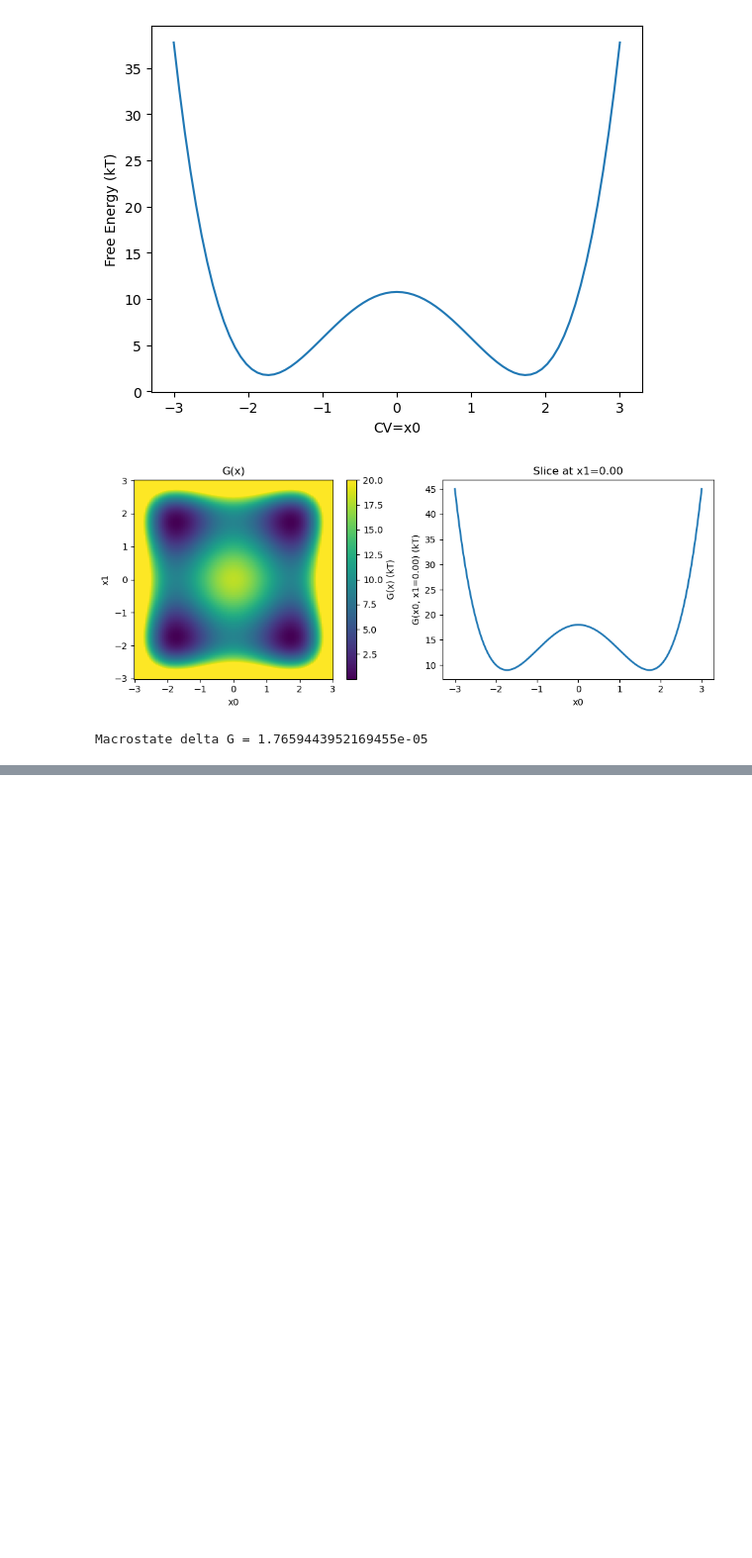
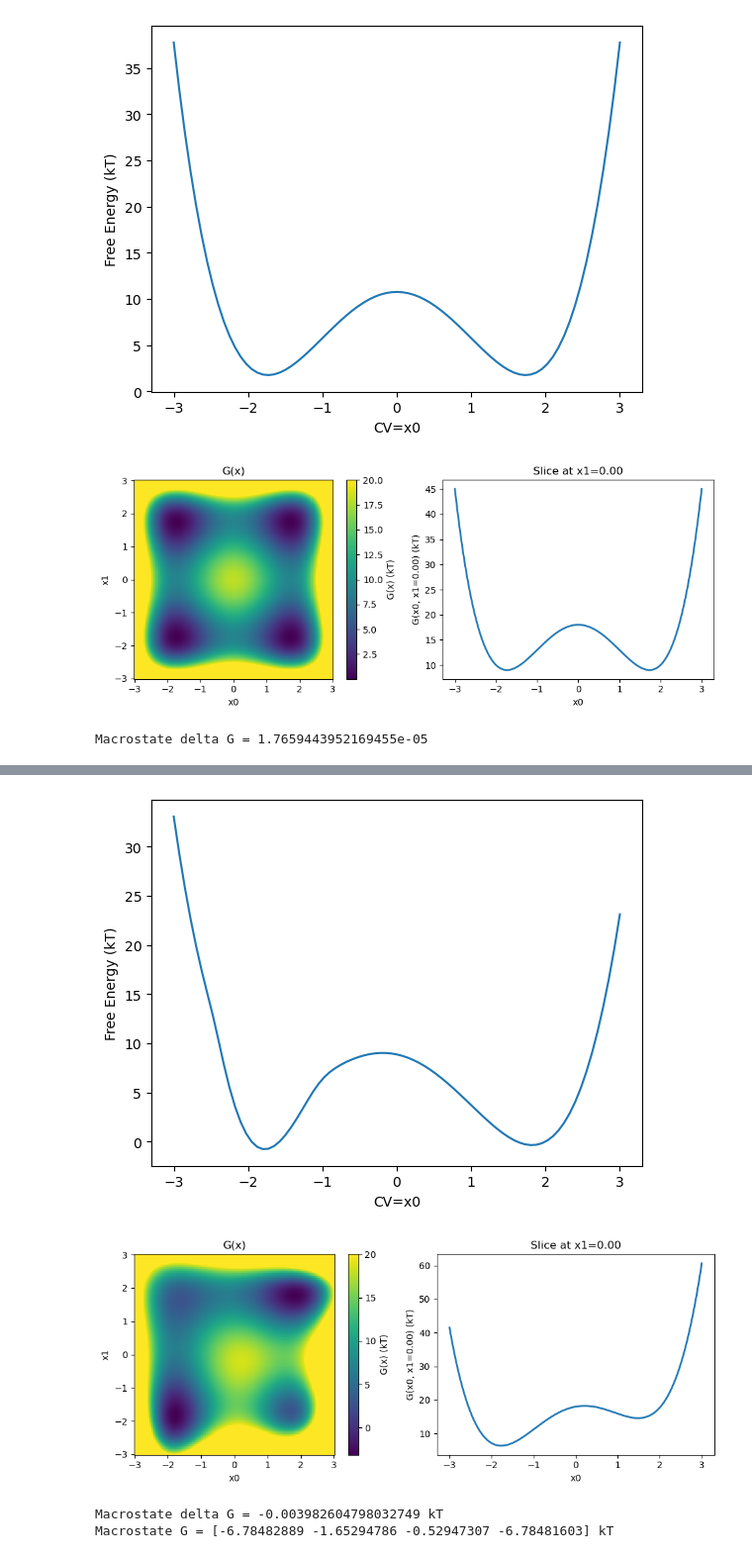
Before and after one commit to JonathanHB/sampling-methods-v4, a Jupyter notebook: plot_energy_landscapes.ipynb, the cells around one changed output, grey strips where cells are left out. Shown at 99% size. Saved outputs shown, nothing was run; the diff lists cells and outputs as text; code cells hidden in the pictures; blank space fills up the shorter version.

Commit message:
can produce elbow convergence of mtd but with significant run to run convergence. Made system to test perverse effect or large bias but have not run it. Should try MSM

```diff
--- a/plot_energy_landscapes.ipynb
+++ b/plot_energy_landscapes.ipynb
@@ -162,0 +163,46 @@ Macrostate G = [-8.67294916 -2.80462082  0.40068449 -5.13623833] kT
+# %%
+importlib.reload(energy_landscapes)
+importlib.reload(collective_variables)
+importlib.reload(collective_variable_analysis)
+
+T=1
+kB=1
+kT = kB*T
+
+sim_system = energy_landscapes.unfoldable_4well_2d_system
+
+CV = collective_variables.cv_coord0_2d_coord_1d_cv
+
+cv_grid, free_energy_grid = collective_variable_analysis.free_energy_on_cv_grid(
+        free_energy_fn=sim_system.G,
+        coord_min=sim_system.coord_min,
+        coord_max=sim_system.coord_max,
+        n_micro_grid=sim_system.grid_n,
+        cv_fn=CV.cv_funct,
+        cv_min=CV.cv_min,
+        cv_max=CV.cv_max,
+        n_cv_grid=CV.grid_n,
+        kT = kT
+    )
+
+plt.plot(cv_grid, free_energy_grid)
+plt.xlabel('CV=x0')
+plt.ylabel('Free Energy (kT)')
+#plt.savefig("figures/diagonal_CV_FE.png", dpi=600)
+
+visualization.plot_G_surface(sim_system.G, x_limits = ((sim_system.coord_min[0], sim_system.coord_max[0]), (sim_system.coord_min[1], sim_system.coord_max[1])), n=200, center=None, slice_axis=0, name = "diagonal_FE")
+
+macro_FE = collective_variable_analysis.macrostate_delta_g(sim_system, CV, collective_variables.macrostate_classifier_cv0_eq0, kT)
+print(f"Macrostate delta G = {macro_FE} kT")
+
+
+macro_FE = collective_variable_analysis.macrostate_delta_g_v2(sim_system,
+                                                              collective_variables.cv_null_2d,
+                                                              collective_variables.macrostate_classifier_cv01_eq0,
+                                                              kT)
+print(f"Macrostate G = {macro_FE} kT")
+# %% [output]
+[figure, added]
+[figure, added]
+Macrostate delta G = -0.003982604798032749 kT
+Macrostate G = [-6.78482889 -1.65294786 -0.52947307 -6.78481603] kT
```
Also changed, not shown: parts of 1 cell of this notebook, 3 other files.
